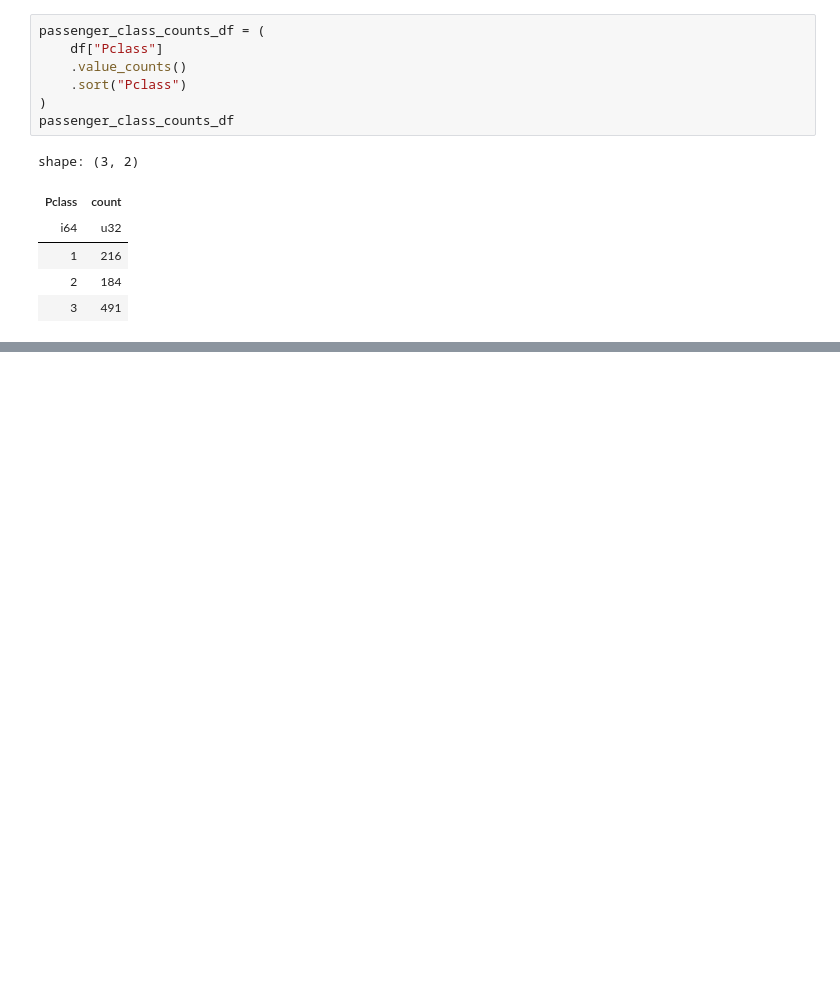
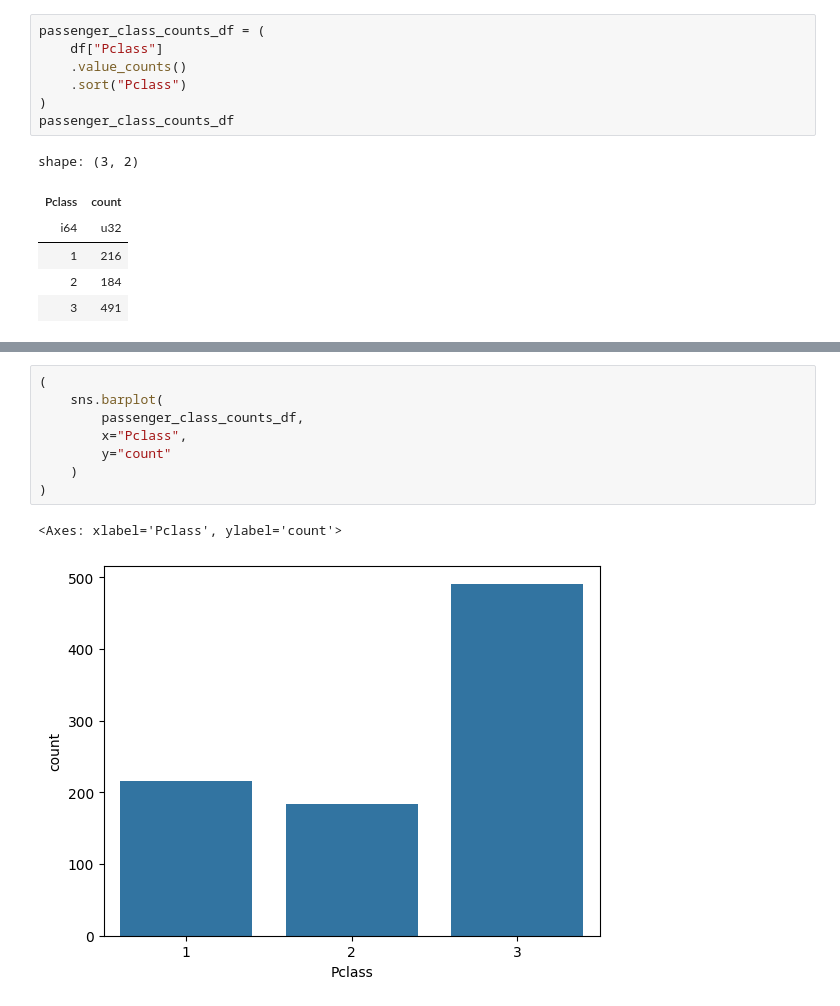
Before and after one commit to yukikitayama/data-analysis, a Jupyter notebook: polars/visualization.ipynb, the cells around one changed output, grey strips where cells are left out. Cells and saved outputs as stored; diff of their text form; blank space fills up the shorter version.

```diff
--- a/polars/visualization.ipynb
+++ b/polars/visualization.ipynb
@@ -49,0 +270,11 @@ ModuleUpgradeRequiredError: altair>=5.4.0 is required for `.plot`
+# %%
+(
+    sns.barplot(
+        passenger_class_counts_df,
+        x="Pclass",
+        y="count"
+    )
+)
+# %% [output]
+<Axes: xlabel='Pclass', ylabel='count'>
+[figure, added]
```
Also changed, not shown: parts of 17 cells of this notebook, 2 other files.
